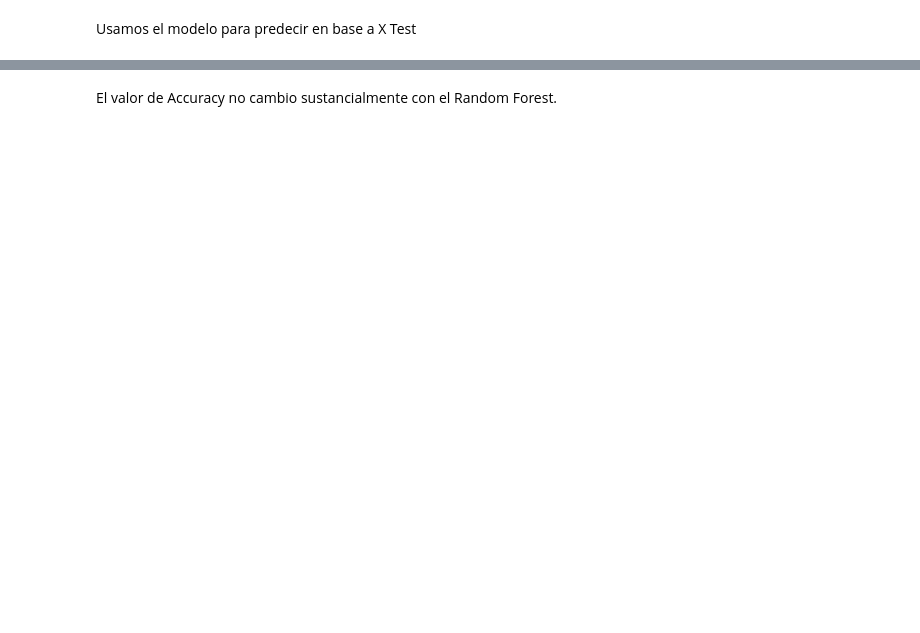
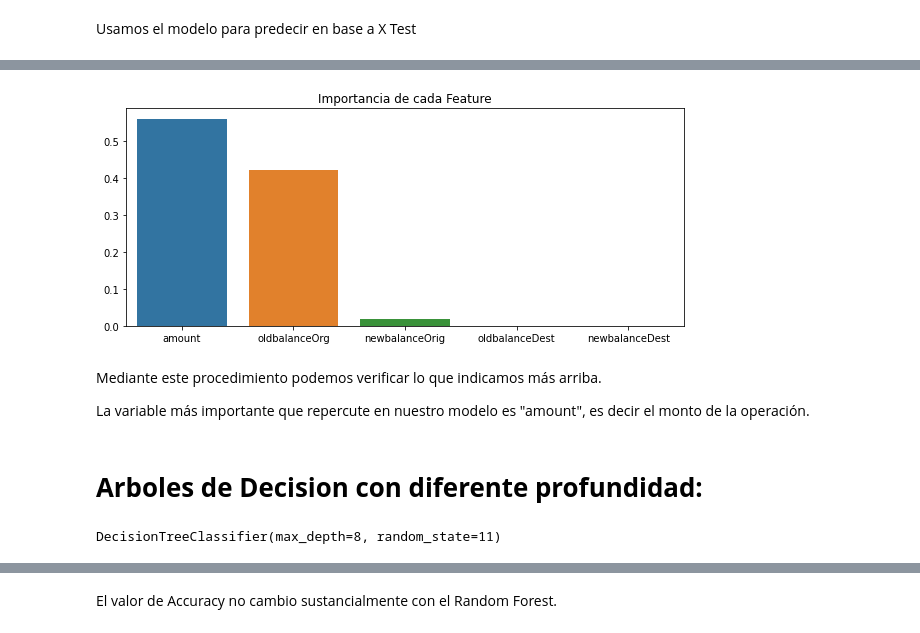
Before and after one commit to Juampo933/Fraud_Prediction_Model, a Jupyter notebook: 2da_Entrega_Algoritmos_de_clasificación_Análisis_de_Fraudes_Borges_Poggio_Cortez.ipynb, the cells around one changed output, grey strips where cells are left out. Cells and saved outputs as stored; diff of their text form; code cells hidden in the pictures; blank space fills up the shorter version.

```diff
--- a/2da_Entrega_Algoritmos_de_clasificación_Análisis_de_Fraudes_Borges_Poggio_Cortez.ipynb
+++ b/2da_Entrega_Algoritmos_de_clasificación_Análisis_de_Fraudes_Borges_Poggio_Cortez.ipynb
@@ -723,5 +758,5 @@ from sklearn.datasets import load_iris
 Separamos las variables dependientes e independientes
 # %%
 #Separamos en X e Y
-x = df_fraudes.drop(["isFraud", "type", "nameOrig", "nameDest"], axis=1) #Elimino del dataset la variables object
-y = df_fraudes.isFraud
+x = df_fraudes.drop(["isFraud", "type"], axis=1) #Elimino del dataset la variables object y la variable independiente
+y = df_fraudes.isFraud                           #Me quedo con la variable de salida
@@ -728,7 +765,11 @@ y = df_fraudes.isFraud
+# %%
+from sklearn.preprocessing import StandardScaler
+scl = StandardScaler()
+X = scl.fit_transform(x)
 # %%
 #Libreria para separar en train y test
 from sklearn.model_selection import train_test_split
 # %% [markdown]
 Usamos el 70% para train y el 30% para test:
 # %%
-x_train, x_test, y_train, y_test = train_test_split(x, y, test_size=0.30, random_state=42)
+x_train, x_test, y_train, y_test = train_test_split(X, y, test_size=0.30, random_state=42)
@@ -735,7 +784,7 @@ x_train, x_test, y_train, y_test = train_test_split(x, y, test_size=0.30, random
 # %% [markdown]
 **Creamos un Arbol de Decisión simple:**
 # %%
-tree = DecisionTreeClassifier(random_state=11)
+tree = DecisionTreeClassifier(max_depth=2 , random_state=11)
 # %% [markdown]
 Lo entrenamos con los datos de Entrenamiento:
 # %%
@@ -779,0 +891,20 @@ print('% de aciertos sobre el set de evaluación:',test_accuracy)
+# %%
+#Punto 15)
+import seaborn as sns
+import matplotlib.pyplot as plt
+
+fig, ax = plt.subplots(figsize=(10, 4))
+
+importances = tree.feature_importances_
+columns = x.columns
+sns.barplot(columns, importances)
+plt.title('Importancia de cada Feature')
+plt.show()
+# %% [output]
+[figure, added]
+# %% [markdown]
+Mediante este procedimiento podemos verificar lo que indicamos más arriba.
+
+La variable más importante que repercute en nuestro modelo es "amount", es decir el monto de la operación.
+# %% [markdown]
+# **Arboles de Decision con diferente profundidad:**
@@ -779,0 +913,4 @@ print('% de aciertos sobre el set de evaluación:',test_accuracy)
+# %%
+tree2.fit(x_train, y_train)
+# %% [output]
+DecisionTreeClassifier(max_depth=8, random_state=11)
```
Also changed, not shown: parts of 107 cells of this notebook.
